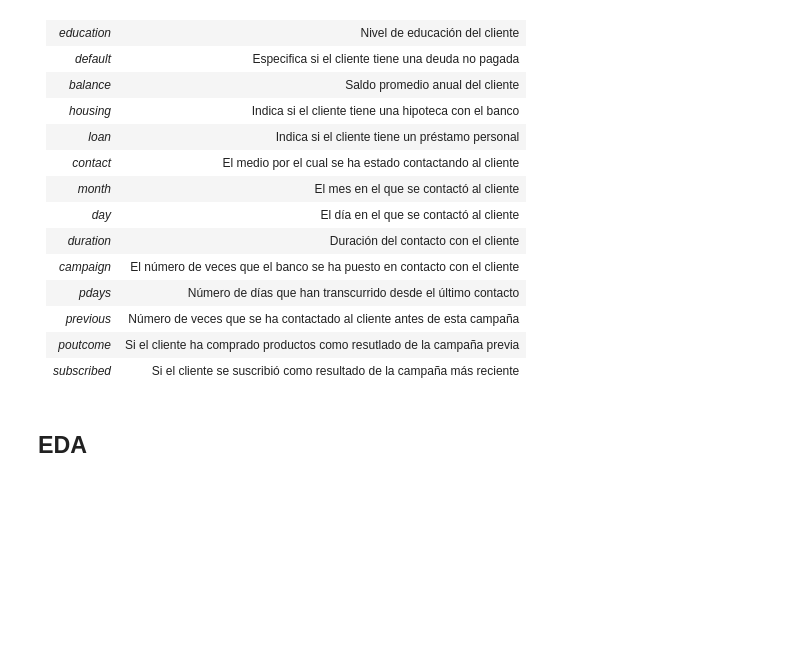
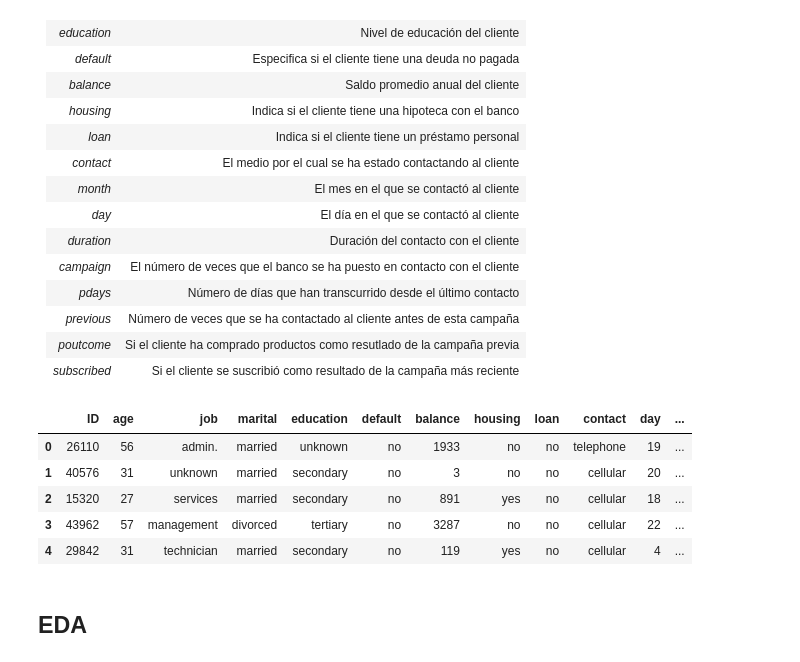
Before and after one commit to AngelTroncoso/Depocitos_lead_scoring, a Jupyter notebook: depositos_lead_scoring.ipynb, the cells around one changed output. Drawn from its saved outputs; the diff is of its cells as text; code cells hidden in the pictures; blank space fills up the shorter version.

```diff
--- a/depositos_lead_scoring.ipynb
+++ b/depositos_lead_scoring.ipynb
@@ -60,3 +57,14 @@ train.head()
+# %%
+url = 'https://raw.githubusercontent.com/fferegrino/cf-ml/295083c137dd7b194421e5b9c3f9863155ef0557/term-deposit/train.csv'
+train = pd.read_csv(url)
+train.head()
+# %% [output]
+|  | ID | age | job | marital | education | default | balance | housing | loan | contact | day | ... |
+| 0 | 26110 | 56 | admin. | married | unknown | no | 1933 | no | no | telephone | 19 | ... |
+| 1 | 40576 | 31 | unknown | married | secondary | no | 3 | no | no | cellular | 20 | ... |
+| 2 | 15320 | 27 | services | married | secondary | no | 891 | yes | no | cellular | 18 | ... |
+| 3 | 43962 | 57 | management | divorced | tertiary | no | 3287 | no | no | cellular | 22 | ... |
+| 4 | 29842 | 31 | technician | married | secondary | no | 119 | yes | no | cellular | 4 | ... |
 # %% [markdown]
 ## EDA
 # %%
```
Also changed, not shown: parts of 26 cells of this notebook.
